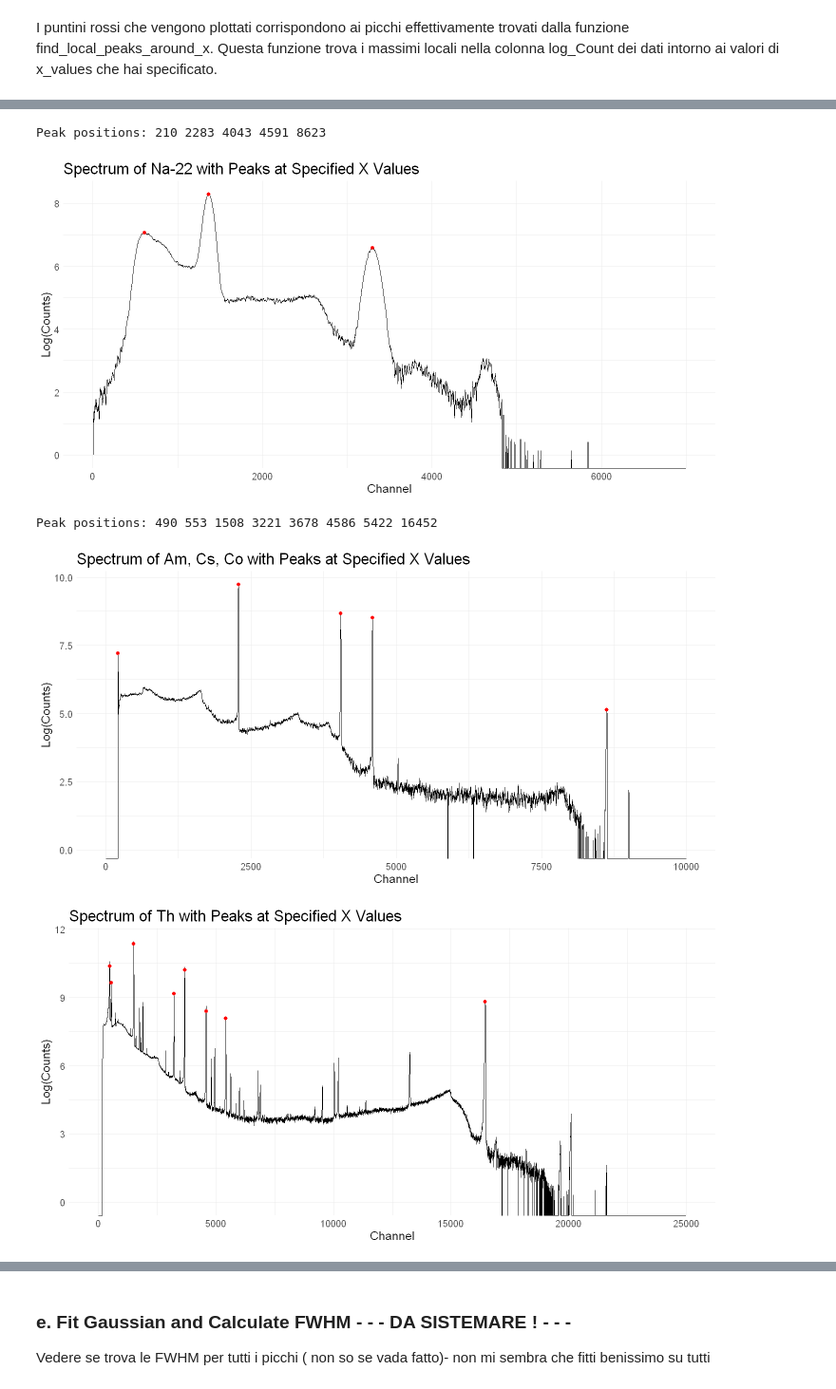
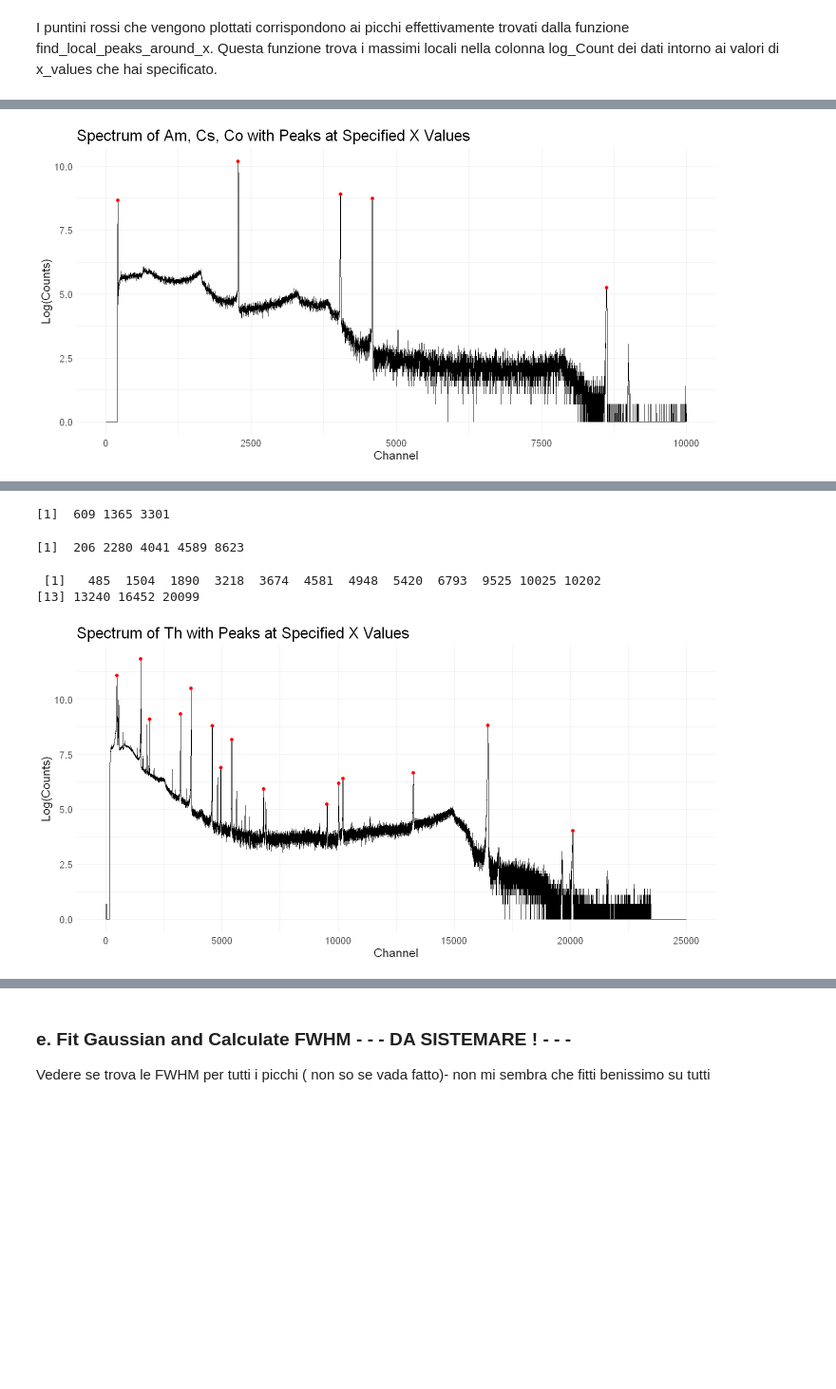
Before and after one commit to EugeniaBoccanera/R_project, a Jupyter notebook: Group_22.ipynb, the cells around one changed output, grey strips where cells are left out. Shown at 95% size. Drawn from its saved outputs; the diff is of its cells as text; code cells hidden in the pictures; blank space fills up the shorter version.

```diff
--- a/Group_22.ipynb
+++ b/Group_22.ipynb
@@ -164,11 +164,11 @@ colnames(IC48A_AmCsCo) <- c("Channel", "Count")
 colnames(IC48A_Th) <- c("Channel", "Count")
 
 # Add the column log_Count
-gr11_co60$log_Count <- log(gr11_co60$Count)
-gr11_cs137$log_Count <- log(gr11_cs137$Count)
-gr11_na22$log_Count <- log(gr11_na22$Count)
-IC48A_AmCsCo$log_Count <- log(IC48A_AmCsCo$Count)
-IC48A_Th$log_Count <- log(IC48A_Th$Count)
+gr11_co60$log_Count <- log(gr11_co60$Count + 1)
+gr11_cs137$log_Count <- log(gr11_cs137$Count + 1)
+gr11_na22$log_Count <- log(gr11_na22$Count + 1)
+IC48A_AmCsCo$log_Count <- log(IC48A_AmCsCo$Count + 1)
+IC48A_Th$log_Count <- log(IC48A_Th$Count + 1)
 
 # Drop the rows with Count < 0
 gr11_co60 <- gr11_co60[gr11_co60$Count >= 0, ]
@@ -215,7 +215,6 @@ I valori levigati vengono salvati in smoothed_values
 # %% [markdown]
 I puntini rossi che vengono plottati corrispondono ai picchi effettivamente trovati dalla funzione find_local_peaks_around_x. Questa funzione trova i massimi locali nella colonna log_Count dei dati intorno ai valori di x_values che hai specificato.
 # %%
-### funz con posizioni specifiche
 # Function to find indices of values closest to specified x values
 find_indices_around_x <- function(data, x_values) {
   indices <- numeric(0)
@@ -234,20 +233,12 @@ smooth_data <- function(data, window_size) {
   return(smoothed_data)
 }
 
-# Function to find and print peaks around specified x values
-find_and_print_peaks_around_x <- function(data, title, x_values, window_size, apply_smoothing = TRUE) {
+plot_peaks_around_x <- function(data, title, x_values, window_size, apply_smoothing = TRUE) {
   if (apply_smoothing) {
     # Smooth the data
     data <- smooth_data(data, window_size)
   }
-
   indices <- find_indices_around_x(data, x_values)
-
-  # Get peak positions
-  peak_positions <- data$Channel[indices]
-
-  # Print peak positions
-  cat("Peak positions:", peak_positions, "\n")
 
   # Plot the data with red points at specified x values
   ggplot(data, aes(x = Channel, y = log_Count)) +
@@ -262,15 +253,38 @@ find_and_print_peaks_around_x <- function(data, title, x_values, window_size, ap
           axis.text = element_text(size = 12))
 }
 
-# Test function with different parameters
-position_co60 <- c(649, 3059, 3459)
+find_and_return_peaks_around_x <- function(data, x_values, window_size, apply_smoothing = TRUE) {
+  if (apply_smoothing) {
+    # Smooth the data
+    data <- smooth_data(data, window_size)
+  }
+  indices <- find_indices_around_x(data, x_values)
+  # Get peak positions
+  peak_positions <- data$Channel[indices]
+  # Return peak positions
+  return(peak_positions)
+}
+
+position_co60 <- c(647, 3058, 3458)
 position_cs137 <- c(600, 1779)
 position_na22 <- c(609, 1366, 3302)
-position_AmCsCo<- c(210, 2283, 4043, 4591, 8623)
-position_Th <- c( 490, 553, 1508, 3221, 3678, 4586, 5422, 16452) # mancano
-find_and_print_peaks_around_x(gr11_co60, "Spectrum of Co-60 with Peaks at Specified X Values", x_values =position_co60, window_size = 5, apply_smoothing = TRUE)
-find_and_print_peaks_around_x(gr11_cs137, "Spectrum of Cs-137 with Peaks at Specified X Values", x_values = position_cs137, window_size = 5, apply_smoothing = TRUE)
-find_and_print_peaks_around_x(gr11_na22, "Spectrum of Na-22 with Peaks at Specified X Values", x_values = position_na22, window_size = 5, apply_smoothing = TRUE)
-find_and_print_peaks_around_x(IC48A_AmCsCo, "Spectrum of Am, Cs, Co with Peaks at Specified X Values", x_values = position_AmCsCo, window_size = 8, apply_smoothing = TRUE)
-find_and_print_peaks_around_x(IC48A_Th, "Spectrum of Th with Peaks at Specified X Values", x_values = position_Th, window_size = 8, apply_smoothing = TRUE)
+position_AmCsCo<- c(206, 2280, 4041, 4589, 8623)
+position_Th <- c( 485, 1504,1890,  3218, 3674, 4581,4948 , 5420, 6793, 9525, 10025, 10202,13240, 16452, 20099)
+plot_peaks_around_x(gr11_co60, "Spectrum of Co-60 with Peaks at Specified X Values", x_values =position_co60, window_size = 5, apply_smoothing = TRUE)
+plot_peaks_around_x(gr11_cs137, "Spectrum of Cs-137 with Peaks at Specified X Values", x_values = position_cs137, window_size = 5, apply_smoothing = TRUE)
+plot_peaks_around_x(gr11_na22, "Spectrum of Na-22 with Peaks at Specified X Values", x_values = position_na22, window_size = 5, apply_smoothing = TRUE)
+plot_peaks_around_x(IC48A_AmCsCo, "Spectrum of Am, Cs, Co with Peaks at Specified X Values", x_values = position_AmCsCo, window_size = 8, apply_smoothing = FALSE)
+plot_peaks_around_x(IC48A_Th, "Spectrum of Th with Peaks at Specified X Values", x_values = position_Th, window_size = 8, apply_smoothing = FALSE)
+
+peaks_co60 <- find_and_return_peaks_around_x (gr11_co60, x_values = position_co60, window_size = 5, apply_smoothing = TRUE)
+peaks_cs137 <- find_and_return_peaks_around_x (gr11_cs137, x_values = position_cs137, window_size = 5, apply_smoothing = TRUE)
+peaks_na22 <- find_and_return_peaks_around_x (gr11_na22, x_values = position_na22, window_size = 5, apply_smoothing = TRUE)
+peaks_AmCsCo <- find_and_return_peaks_around_x (IC48A_AmCsCo, x_values = position_AmCsCo, window_size = 8, apply_smoothing = FALSE)
+peaks_Th <- find_and_return_peaks_around_x (IC48A_Th, x_values = position_Th, window_size = 8, apply_smoothing = FALSE)
+
+peaks_co60
+peaks_cs137
+peaks_na22
+peaks_AmCsCo
+peaks_Th
 # %% [output]
@@ -276,0 +294 @@ find_and_print_peaks_around_x(IC48A_Th, "Spectrum of Th with Peaks at Specified
+[figure, new version]
@@ -282,8 +297,8 @@ Peak positions: 609 1365 3301
-Peak positions: 210 2283 4043 4591 8623
+[1]  609 1365 3301
-[figure, old version]
-Peak positions: 490 553 1508 3221 3678 4586 5422 16452
+[1]  206 2280 4041 4589 8623
-[figure, old version]
+ [1]   485  1504  1890  3218  3674  4581  4948  5420  6793  9525 10025 10202
+[13] 13240 16452 20099
-[figure, old version]
+[figure, new version]
 # %%
 # Extract data points around each peak
 extract_peak_data <- function(data, peak_positions, window_size) {
```
Also changed, not shown: parts of 19 cells of this notebook.
